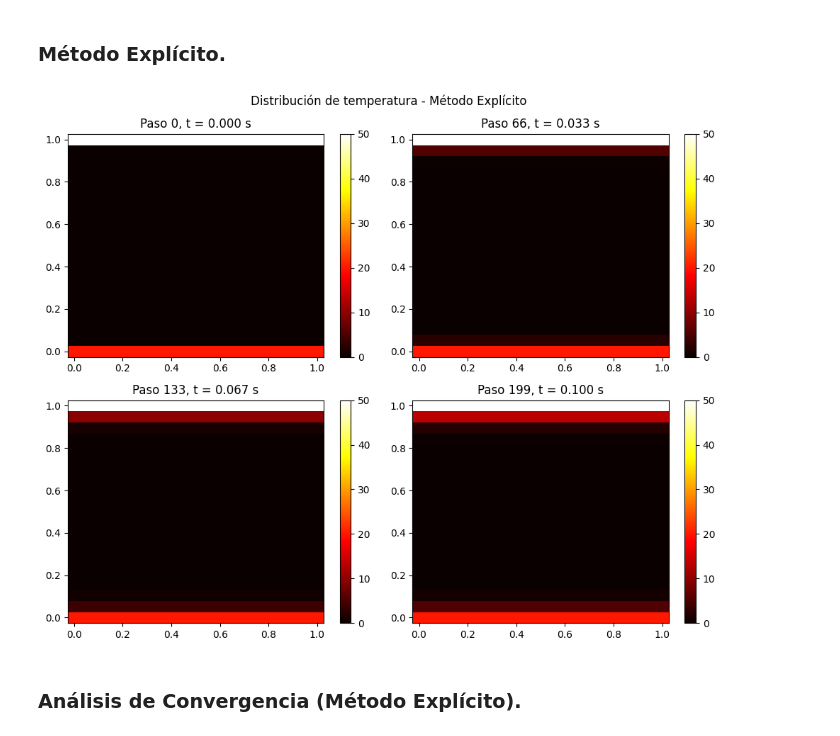
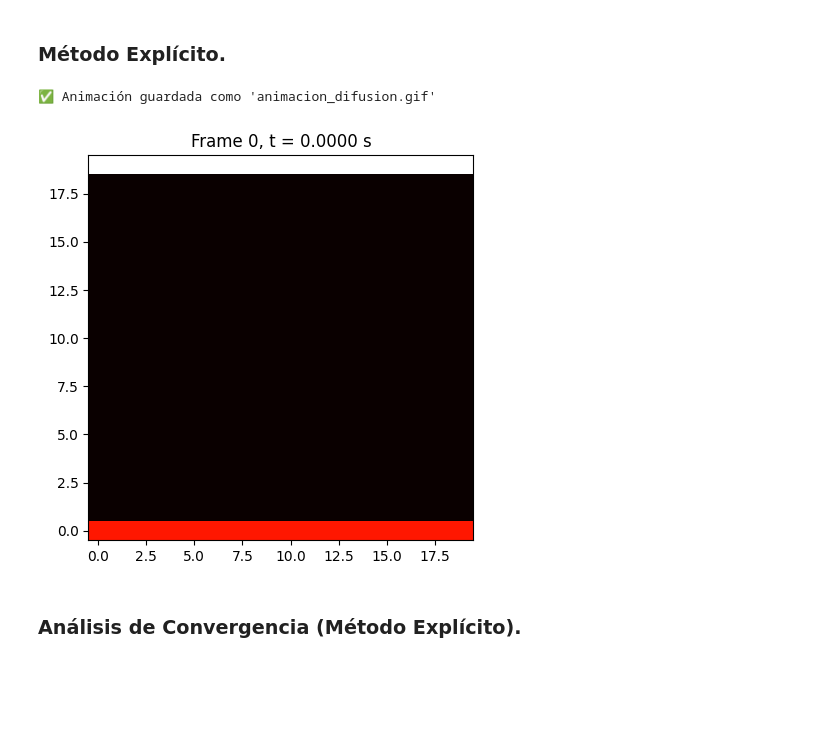
Before and after one commit to mgonzalz/sn_talleres, a Jupyter notebook: notebooks/informe-02__ecuacion-calor.ipynb, the cells around one changed output. Saved outputs shown, nothing was run; the diff lists cells and outputs as text; code cells hidden in the pictures; blank space fills up the shorter version.

```diff
--- a/notebooks/informe-02__ecuacion-calor.ipynb
+++ b/notebooks/informe-02__ecuacion-calor.ipynb
@@ -142,22 +142,76 @@ def metodo_explicito():
 
     return resultados
 # %%
-# Ejecutar y visualizar
+import numpy as np
+import matplotlib.pyplot as plt
+from matplotlib import animation
+
+# --- Parámetros físicos y espaciales ---
+alpha = 0.01
+Lx, Ly = 1.0, 1.0
+Nx, Ny = 20, 20
+dx = Lx / (Nx - 1)
+dy = Ly / (Ny - 1)
+dt = 0.0005
+T_max = 0.1
+Nt = int(T_max / dt)
+
+lambda_x = alpha * dt / dx**2
+lambda_y = alpha * dt / dy**2
+
+# --- Condiciones iniciales y de frontera ---
+def initial_condition():
+    return np.zeros((Nx, Ny))
+
+def apply_boundary_conditions(T):
+    T[:, 0] = 20         # y = 0
+    T[:, -1] = 50        # y = Ly
+    T[0, :] = T[1, :]    # x = 0
+    T[-1, :] = T[-2, :]  # x = Lx
+    return T
+
+# --- Método explícito con más pasos guardados ---
+def metodo_explicito():
+    T = initial_condition()
+    T = apply_boundary_conditions(T)
+    resultados = []
+    guardar_cada = int(Nt / 60)  # guardamos 60 frames
+
+    for n in range(Nt):
+        T_new = T.copy()
+        for i in range(1, Nx - 1):
+            for j in range(1, Ny - 1):
+                T_new[i, j] = (
+                    T[i, j]
+                    + lambda_x * (T[i+1, j] - 2*T[i, j] + T[i-1, j])
+                    + lambda_y * (T[i, j+1] - 2*T[i, j] + T[i, j-1])
+                )
+        T = apply_boundary_conditions(T_new)
+        if n % guardar_cada == 0:
+            resultados.append(T.copy())
+    return resultados
+
+# --- Ejecutar ---
 resultados = metodo_explicito()
 
-fig, axes = plt.subplots(2, 2, figsize=(10, 8))
-tiempos = list(resultados.keys())
+# --- Animación con imshow ---
+fig, ax = plt.subplots(figsize=(6, 5))
+im = ax.imshow(resultados[0].T, cmap='hot', origin='lower', vmin=0, vmax=50)
+title = ax.set_title("")
 
-for ax, n in zip(axes.flat, tiempos):
-    im = ax.pcolormesh(X, Y, resultados[n].T, shading='auto', cmap='hot')
-    ax.set_title(f"Paso {n}, t = {n*dt:.3f} s")
-    fig.colorbar(im, ax=ax)
+def actualizar(frame):
+    im.set_data(resultados[frame].T)
+    title.set_text(f"Frame {frame}, t = {frame*dt*int(Nt/60):.4f} s")
+    return im, title
 
-plt.suptitle("Distribución de temperatura - Método Explícito")
-plt.tight_layout()
-plt.show()
+ani = animation.FuncAnimation(fig, actualizar, frames=len(resultados), interval=150, blit=False)
+
+# --- Guardar como GIF ---
+ani.save("animacion_difusion.gif", writer='pillow', fps=10)
+print("✅ Animación guardada como 'animacion_difusion.gif'")
 # %% [output]
+✅ Animación guardada como 'animacion_difusion.gif'
-[figure, old version]
+[figure, new version]
 # %% [markdown]
 ### **Análisis de Convergencia (Método Explícito).**
 # %%
```
Also changed, not shown: parts of 4 cells of this notebook, 3 other files.
